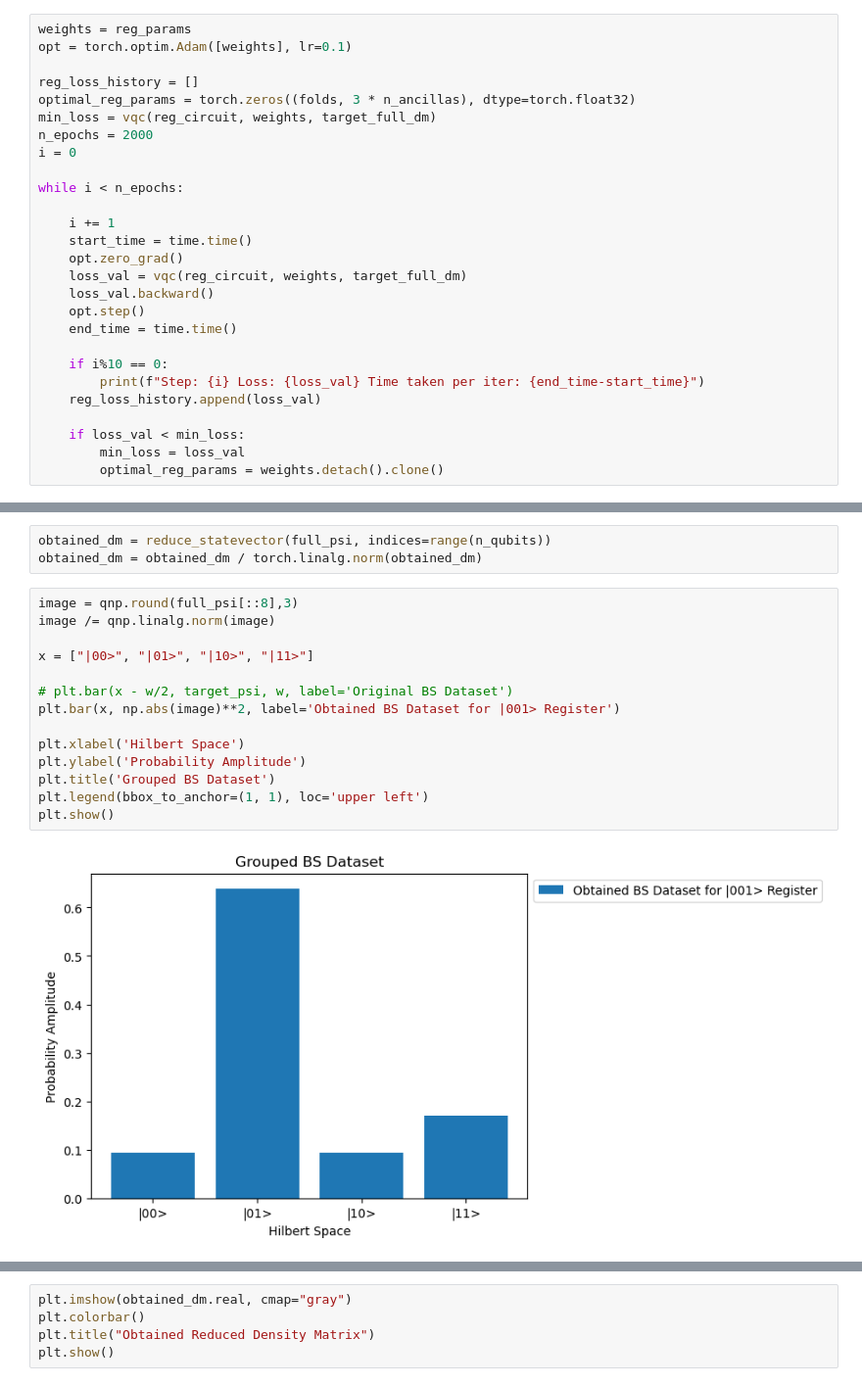
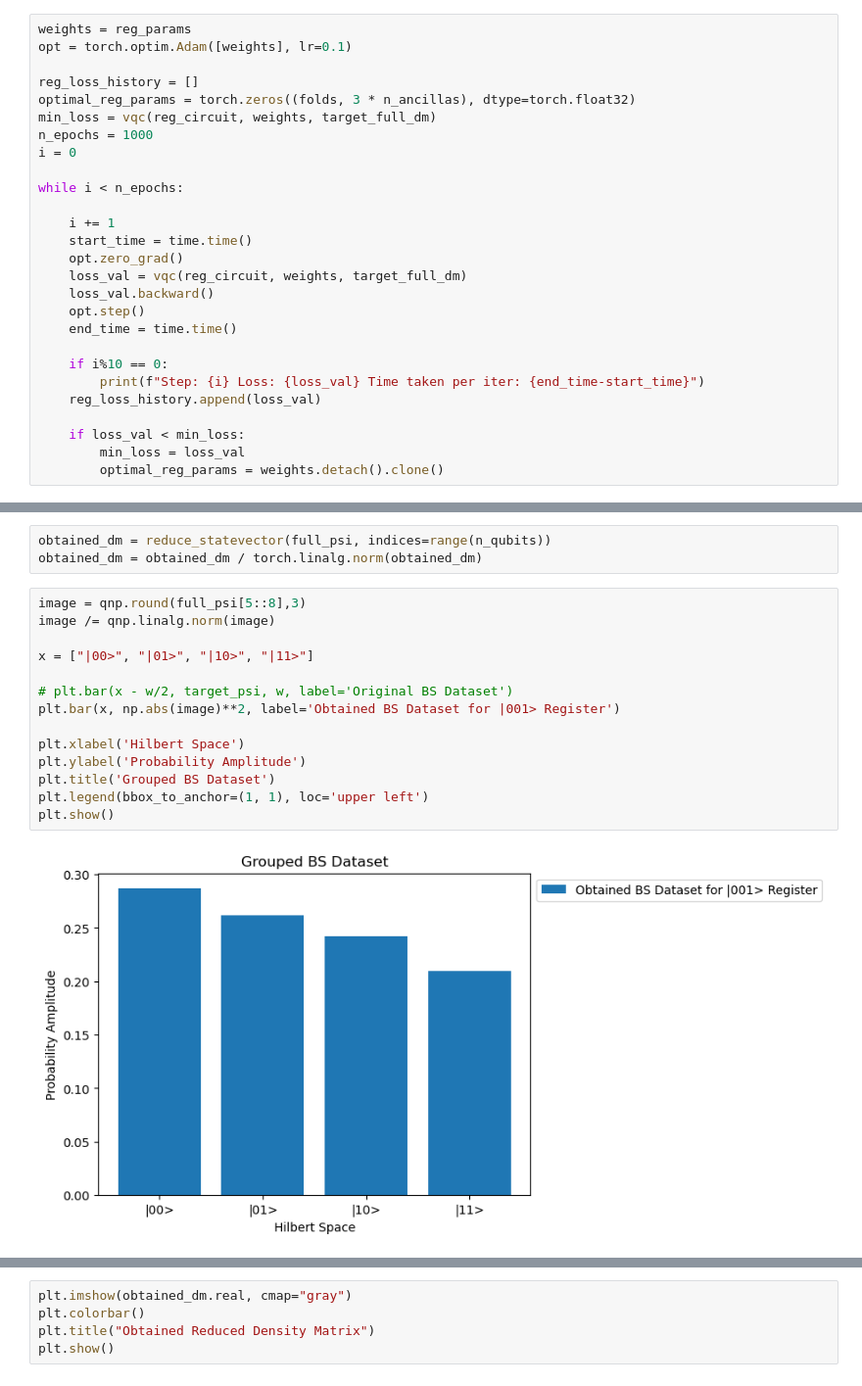
Before and after one commit to Ak-ash22/qcbm_hiwi, a Jupyter notebook: qcbm_project/bars_stripes_cat/amplitude_encoding.ipynb, the cells around one changed output, grey strips where cells are left out. Shown: that part at 98% size. Saved outputs shown, nothing was run; the diff lists cells and outputs as text.

```diff
--- a/qcbm_project/bars_stripes_cat/amplitude_encoding.ipynb
+++ b/qcbm_project/bars_stripes_cat/amplitude_encoding.ipynb
@@ -360,7 +360,7 @@ opt = torch.optim.Adam([weights], lr=0.1)
 reg_loss_history = []
 optimal_reg_params = torch.zeros((folds, 3 * n_ancillas), dtype=torch.float32)
 min_loss = vqc(reg_circuit, weights, target_full_dm)
-n_epochs = 2000
+n_epochs = 1000
 i = 0
 
 while i < n_epochs:
@@ -404,18 +404,18 @@ full_psi = reg_circuit(optimal_reg_params)
 obtained_dm = reduce_statevector(full_psi, indices=range(n_qubits))
 obtained_dm = obtained_dm / torch.linalg.norm(obtained_dm)
 # %%
-image = qnp.round(full_psi[::8],3)
+image = qnp.round(full_psi[5::8],3)
 image /= qnp.linalg.norm(image)
 
 x = ["|00>", "|01>", "|10>", "|11>"]
 
 # plt.bar(x - w/2, target_psi, w, label='Original BS Dataset')
 plt.bar(x, np.abs(image)**2, label='Obtained BS Dataset for |001> Register')
 
 plt.xlabel('Hilbert Space')
 plt.ylabel('Probability Amplitude')
 plt.title('Grouped BS Dataset')
 plt.legend(bbox_to_anchor=(1, 1), loc='upper left')
 plt.show()
 # %% [output]
-[figure, old version]
+[figure, new version]
```
Also changed, not shown: parts of 7 cells of this notebook.
